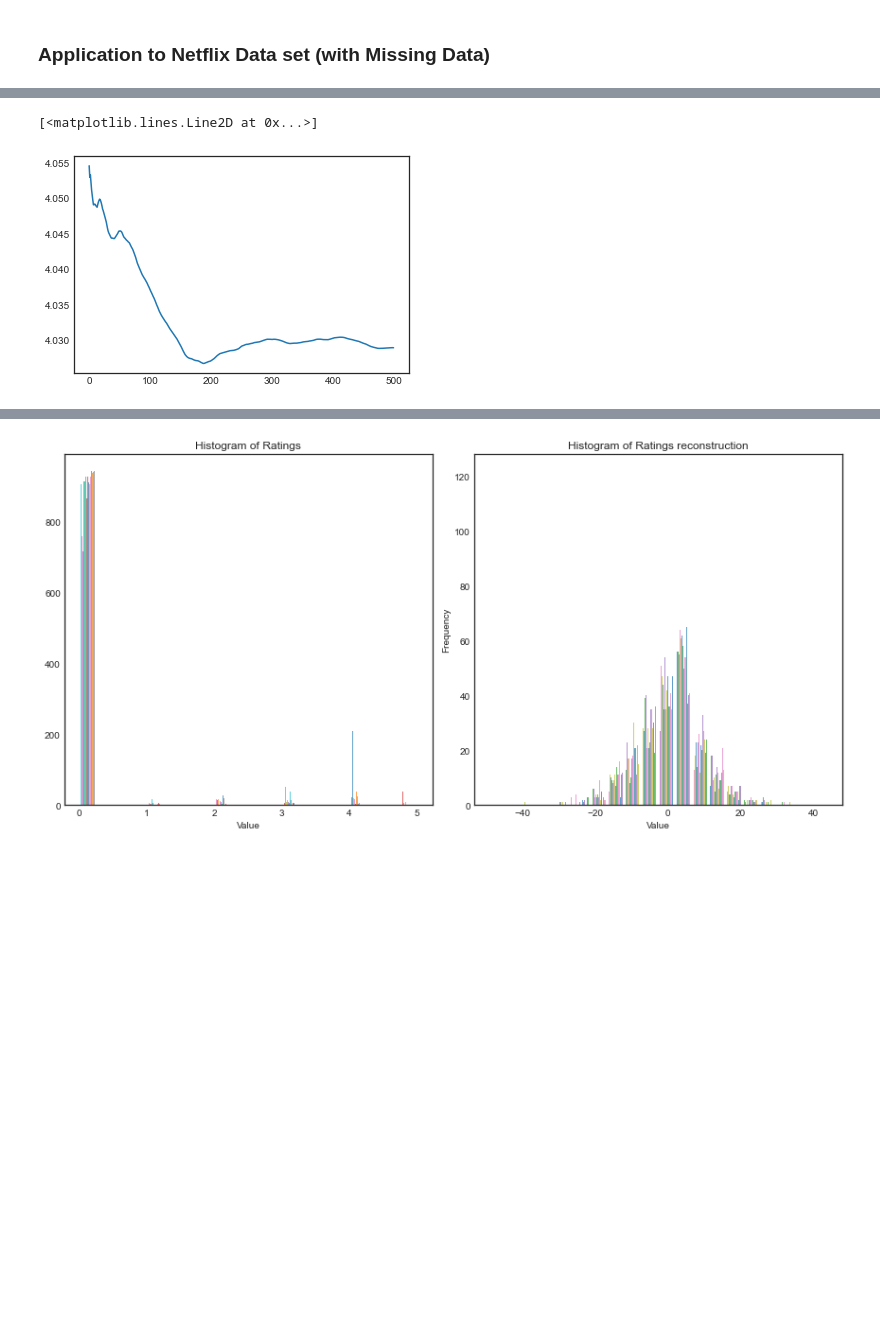
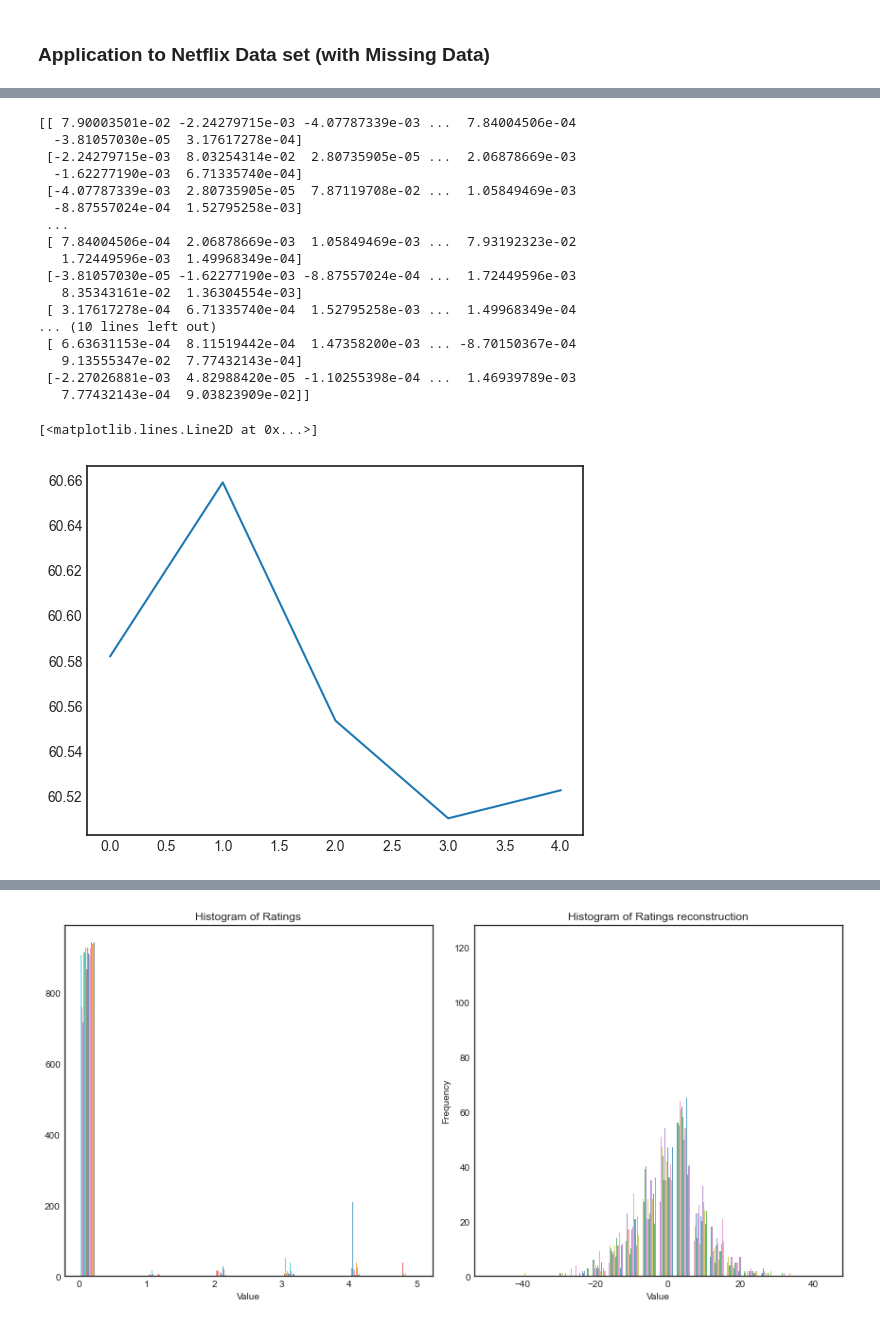
Before and after one commit to T0NY1302/Bayesian-Matrix-Factorisation, a Jupyter notebook: Bayesian_Matrix_Variate_Gaussian_Matrix_Factorisation.ipynb, the cells around one changed output, grey strips where cells are left out. Saved outputs shown, nothing was run; the diff lists cells and outputs as text; code cells hidden in the pictures; blank space fills up the shorter version.

```diff
--- a/Bayesian_Matrix_Variate_Gaussian_Matrix_Factorisation.ipynb
+++ b/Bayesian_Matrix_Variate_Gaussian_Matrix_Factorisation.ipynb
@@ -70,7 +70,7 @@ def BGMF(Y, k, r, T, sigma_2, burnin = 100, return_running_average = False, retu
     X_mean_array = []
 
     for t in range(T):
-        print(t)
+
         V = V_0 - V_0 @ X_prev @ np.linalg.inv(sigma_2*np.eye(n) + X_prev.T @ V_0 @ X_prev) @ X_prev.T @ V_0
         #V = V - V @ X_prev @ np.linalg.inv(sigma_2*np.eye(n) + X_prev.T @ V @ X_prev) @ X_prev.T @ V
 
@@ -124,9 +124,9 @@ def BGMF(Y, k, r, T, sigma_2, burnin = 100, return_running_average = False, retu
 
 
     if return_running_average:
-        return C_average, X_average, C_running_average, X_running_average
+        return C_average, X_average, np.array(C_running_average), np.array(X_running_average)
 
     elif return_samples:
-        return C_average, X_average, C_samples, X_samples, V_samples, W_samples, C_0, X_0, V_0, W_0, C_mean_array, X_mean_array
+        return C_average, X_average, np.array(C_samples), np.array(X_samples), np.array(V_samples), np.array(W_samples), C_0, X_0, V_0, W_0, np.array(C_mean_array), np.array(X_mean_array)
 
     return C_average, X_average
@@ -481,7 +600,7 @@ for row in df.itertuples():
     ratings[row[1] - 1, row[2] - 1] = row[3]
 
 #use a subset of netflix data to work on
-Y = ratings[:200, :600]
+Y = ratings[:100, :200]
 
 # plot the heatmap
 plt.figure(figsize=(10, 10))
@@ -518,25 +637,42 @@ Y_removed = mask * Y
 # %%
 np.random.seed(0)
 
-burnin = 1000
-T = 1500
-sigma_2 = 1
-k = 0.001
-r = 100
+burnin = 0
+T = 5
+sigma_2 = 0.001
+k = 0.1
+r = 10
 
 C_pred, X_pred, C_running_average, X_running_average = BGMF(Y_removed, k, r, T, sigma_2, burnin, return_running_average=True, mask = mask)
 
 Y_pred = C_pred @ X_pred
 
 ### NMSE plot only on data that was removed ###
 
 Y_pred_running = np.array([C @ X for C, X in zip(C_running_average, X_running_average)])
 nmse_running = [calculate_nmse(Y * removed_indices, Y_pred * removed_indices) for Y_pred in Y_pred_running]
 
 plt.plot(range(T-burnin), nmse_running)
 # %% [output]
-[<matplotlib.lines.Line2D at 0x...>]
+[[ 7.90003501e-02 -2.24279715e-03 -4.07787339e-03 ...  7.84004506e-04
+  -3.81057030e-05  3.17617278e-04]
+ [-2.24279715e-03  8.03254314e-02  2.80735905e-05 ...  2.06878669e-03
+  -1.62277190e-03  6.71335740e-04]
+ [-4.07787339e-03  2.80735905e-05  7.87119708e-02 ...  1.05849469e-03
+  -8.87557024e-04  1.52795258e-03]
+ ...
+ [ 7.84004506e-04  2.06878669e-03  1.05849469e-03 ...  7.93192323e-02
+   1.72449596e-03  1.49968349e-04]
+ [-3.81057030e-05 -1.62277190e-03 -8.87557024e-04 ...  1.72449596e-03
+   8.35343161e-02  1.36304554e-03]
+ [ 3.17617278e-04  6.71335740e-04  1.52795258e-03 ...  1.49968349e-04
+... (10 lines left out)
+ [ 6.63631153e-04  8.11519442e-04  1.47358200e-03 ... -8.70150367e-04
+   9.13555347e-02  7.77432143e-04]
+ [-2.27026881e-03  4.82988420e-05 -1.10255398e-04 ...  1.46939789e-03
+   7.77432143e-04  9.03823909e-02]]
+[<matplotlib.lines.Line2D at 0x...>]
-[figure, old version]
+[figure, new version]
 # %%
 #Plot reconstruction
 plt.figure(figsize=(10, 10))
```
Also changed, not shown: parts of 23 cells of this notebook.
